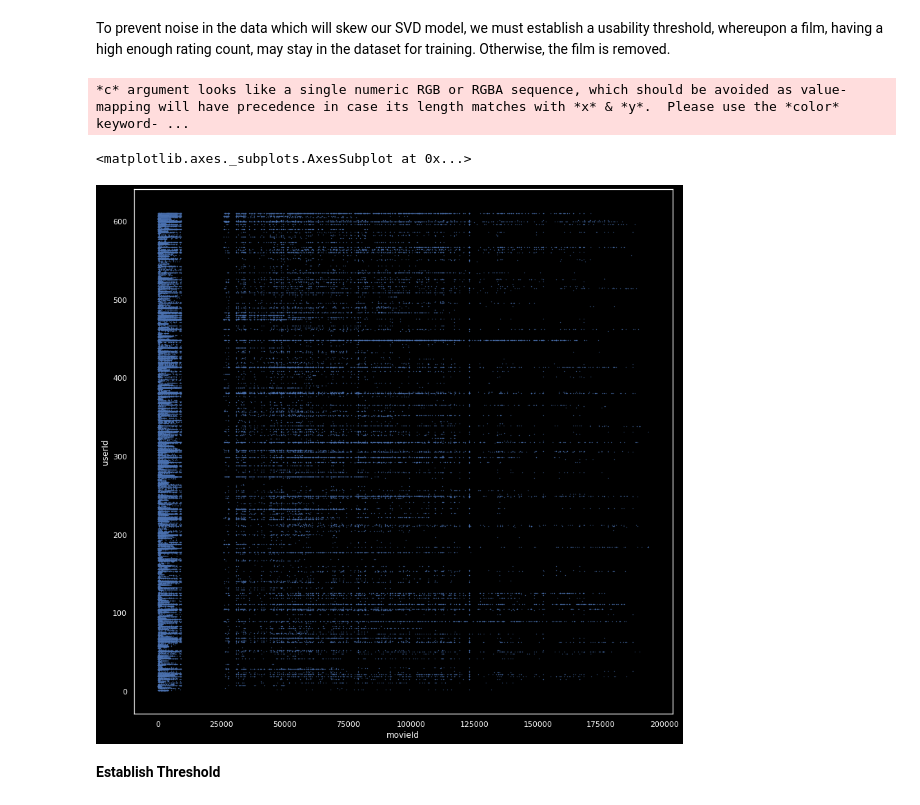
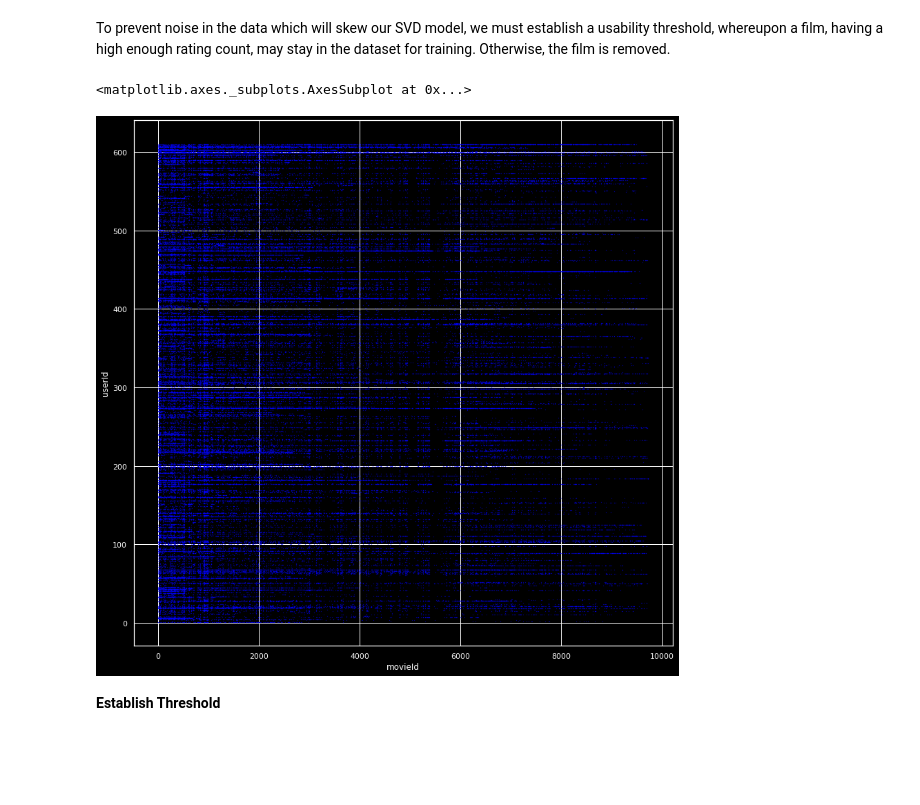
Before and after one commit to chrisdewey/Movie-Recommender-SVD, a Jupyter notebook: capstone.ipynb, the cells around one changed output. Cells and saved outputs as stored; diff of their text form; code cells hidden in the pictures; blank space fills up the shorter version.

```diff
--- a/capstone.ipynb
+++ b/capstone.ipynb
@@ -106,11 +93,13 @@ plot = sns.jointplot(x='Avg Rating', marker='+', y='Rating Count', s=100, margin
 The above scatterplot shows the relationship between the Average Rating (the x axis) and the Rating Count (the y axis). As we can see, while there are many films with 5 star ratings, virtually none of these have a high rating count. The same holds true for films with extremely low ratings.
 # %% [markdown]
 To prevent noise in the data which will skew our SVD model, we must establish a usability threshold, whereupon a film, having a high enough rating count, may stay in the dataset for training. Otherwise, the film is removed.
-# %%
-df_merged.plot(x='movieId', y='userId', s=.1, kind='scatter', figsize=(14,14))
-# %% [output]
-*c* argument looks like a single numeric RGB or RGBA sequence, which should be avoided as value-mapping will have precedence in case its length matches with *x* & *y*.  Please use the *color* keyword- ...
-<matplotlib.axes._subplots.AxesSubplot at 0x...>
-[figure, removed]
+# %%
+# First we rank the movieId column to portray an accurate spread of data rather than the unique ID number.
+df_merged['movieId'] = df_merged['movieId'].rank(method='dense')
+# Create Scatter Plot with movieId as x axis and userId as y axis.
+df_merged.plot(x='movieId', y='userId', s=.05, kind='scatter', figsize=(14,14), c='blue')
+# %% [output]
+<matplotlib.axes._subplots.AxesSubplot at 0x...>
+[figure, added]
 # %% [markdown]
 **Establish Threshold**
```
Also changed, not shown: parts of 19 cells of this notebook.
